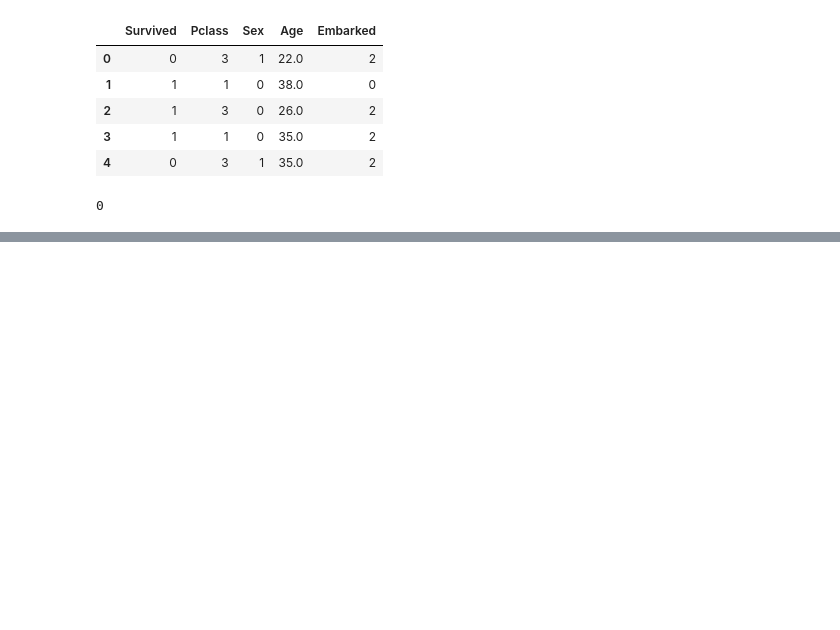
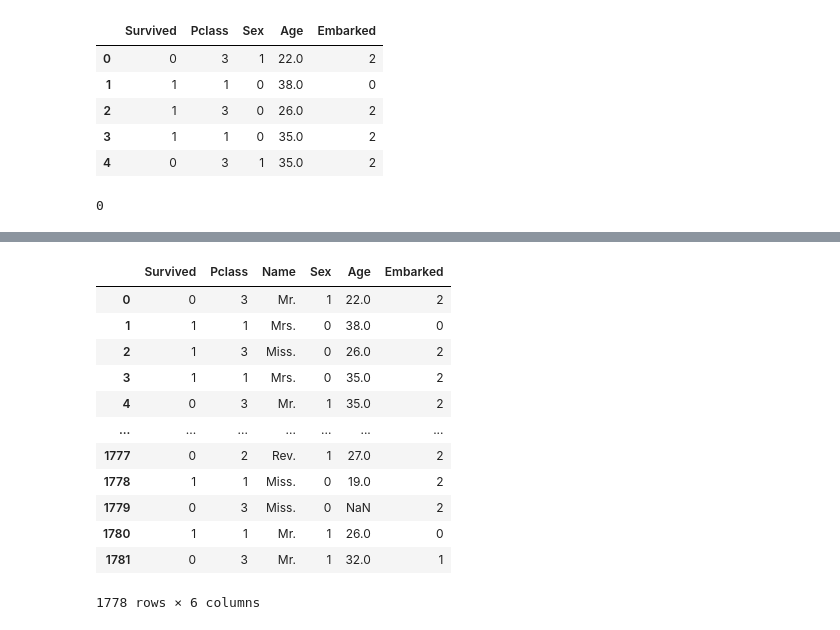
Before and after one commit to lucasmoutinho/titanic-preprocessing-tutorial, a Jupyter notebook: Titanic_Tutorial.ipynb, the cells around one changed output, grey strips where cells are left out. Drawn from its saved outputs; the diff is of its cells as text; code cells hidden in the pictures; blank space fills up the shorter version.

```diff
--- a/Titanic_Tutorial.ipynb
+++ b/Titanic_Tutorial.ipynb
@@ -596,0 +649,17 @@ weighted avg       0.80      0.80      0.80       534
+# %%
+df_selected.iloc[:,2] = pd.DataFrame(got).Name.str.split('\s+').str[1]
+df_selected
+# %% [output]
+|  | Survived | Pclass | Name | Sex | Age | Embarked |
+| 0 | 0 | 3 | Mr. | 1 | 22.0 | 2 |
+| 1 | 1 | 1 | Mrs. | 0 | 38.0 | 0 |
+| 2 | 1 | 3 | Miss. | 0 | 26.0 | 2 |
+| 3 | 1 | 1 | Mrs. | 0 | 35.0 | 2 |
+| 4 | 0 | 3 | Mr. | 1 | 35.0 | 2 |
+| ... | ... | ... | ... | ... | ... | ... |
+| 1777 | 0 | 2 | Rev. | 1 | 27.0 | 2 |
+| 1778 | 1 | 1 | Miss. | 0 | 19.0 | 2 |
+| 1779 | 0 | 3 | Miss. | 0 | NaN | 2 |
+| 1780 | 1 | 1 | Mr. | 1 | 26.0 | 0 |
+| 1781 | 0 | 3 | Mr. | 1 | 32.0 | 1 |
+1778 rows × 6 columns
```
Also changed, not shown: parts of 13 cells of this notebook.
